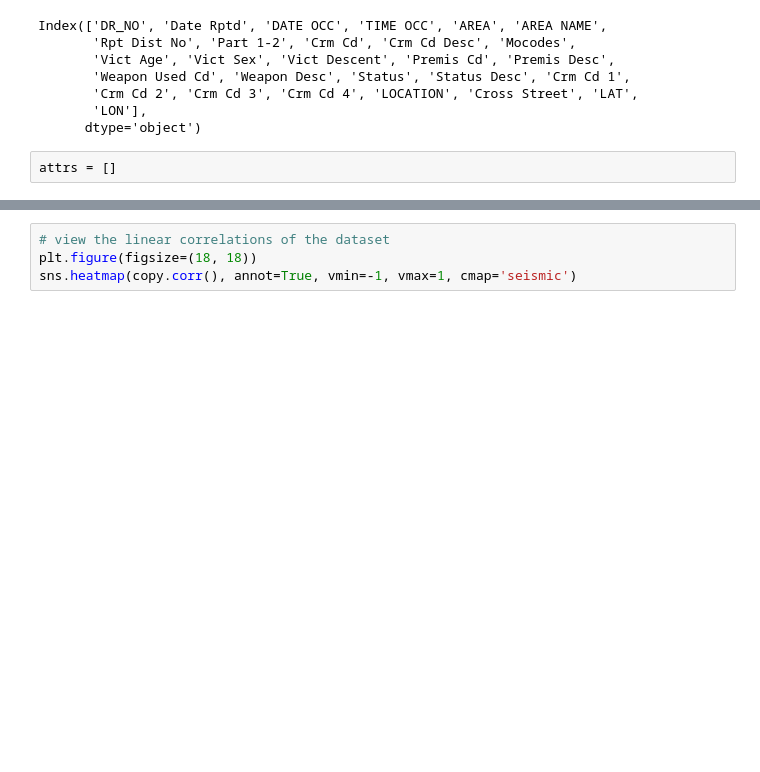
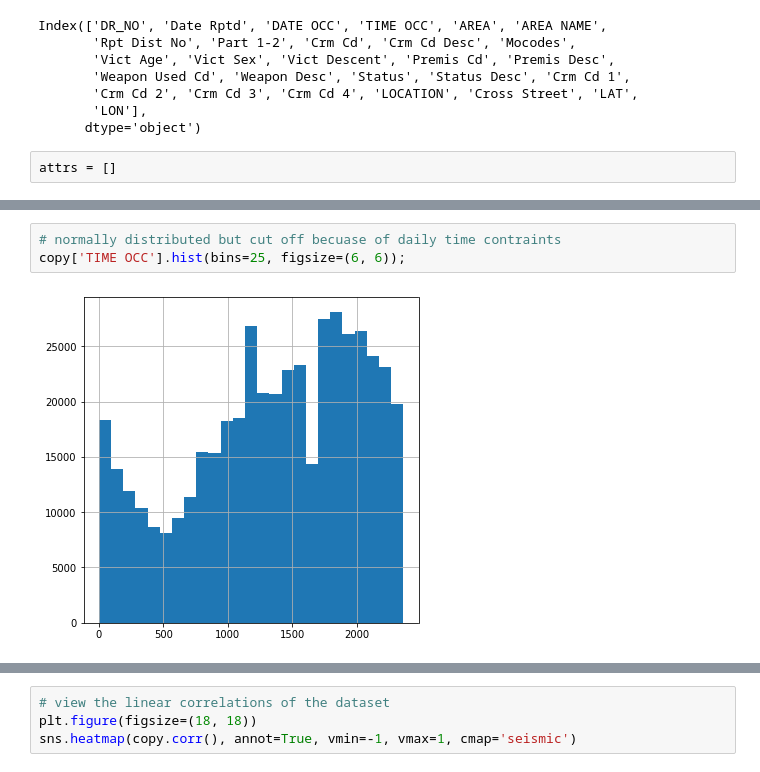
Before and after one commit to cojitamboe15/LACrimeDataML, a Jupyter notebook: LACrimeML.ipynb, the cells around one changed output, grey strips where cells are left out. Drawn from its saved outputs; the diff is of its cells as text; blank space fills up the shorter version.

```diff
--- a/LACrimeML.ipynb
+++ b/LACrimeML.ipynb
@@ -305,3 +334,8 @@ copy.drop('Part 1-2', inplace=True, axis=1)
+# %%
+# normally distributed but cut off becuase of daily time contraints
+copy['TIME OCC'].hist(bins=25, figsize=(6, 6));
+# %% [output]
+[figure, added]
 # %%
 # don't overwhelm poor little human brains. Attempt to see any correlations among the data dataset
 pd.plotting.scatter_matrix(copy, figsize=(18, 18), s=3, alpha=0.8);
```
Also changed, not shown: parts of 16 cells of this notebook.
